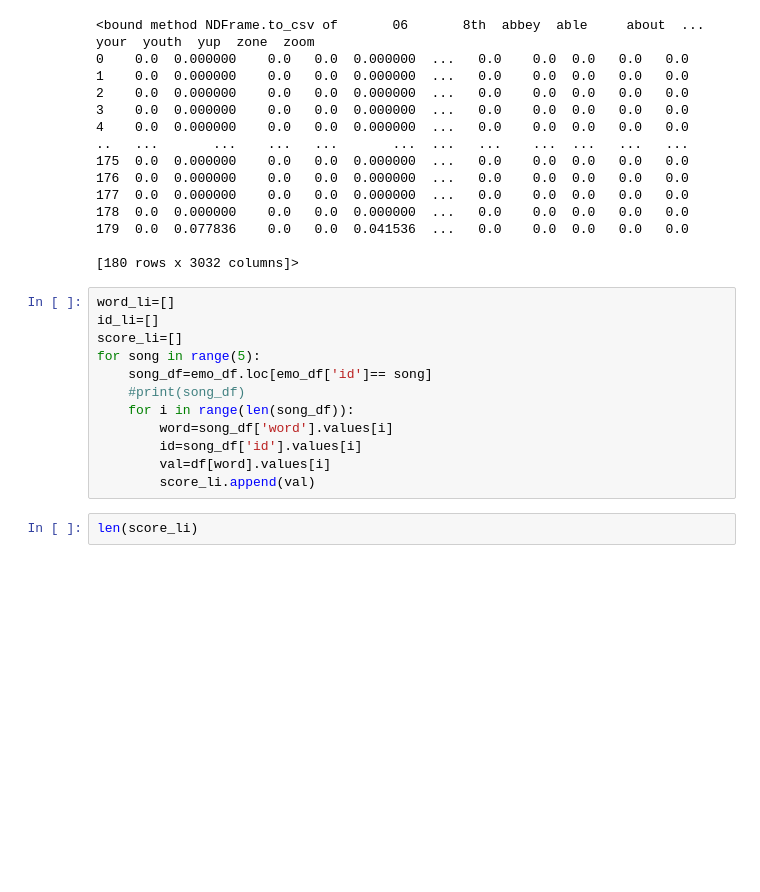
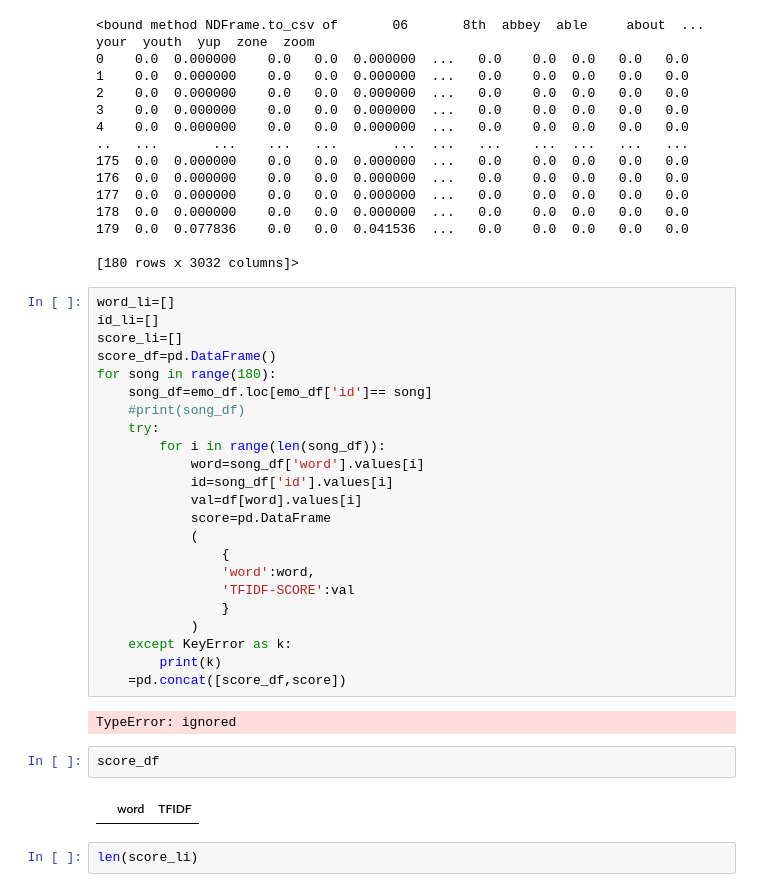
Before and after one commit to Gail529/Recommendation-system, a Jupyter notebook: tfidf_song.ipynb, the cells around one changed output. Saved outputs shown, nothing was run; the diff lists cells and outputs as text; blank space fills up the shorter version.

```diff
--- a/tfidf_song.ipynb
+++ b/tfidf_song.ipynb
@@ -83,14 +83,31 @@ df.to_csv
 word_li=[]
 id_li=[]
 score_li=[]
-for song in range(5):
+score_df=pd.DataFrame()
+for song in range(180):
     song_df=emo_df.loc[emo_df['id']== song]
     #print(song_df)
-    for i in range(len(song_df)):
-        word=song_df['word'].values[i]
-        id=song_df['id'].values[i]
-        val=df[word].values[i]
-        score_li.append(val)
+    try:
+        for i in range(len(song_df)):
+            word=song_df['word'].values[i]
+            id=song_df['id'].values[i]
+            val=df[word].values[i]
+            score=pd.DataFrame
+            (
+                {
+                'word':word,
+                'TFIDF-SCORE':val
+                }
+            )
+    except KeyError as k:
+        print(k)
+    =pd.concat([score_df,score])
+# %% [output]
+TypeError: ignored
+# %%
+score_df
+# %% [output]
+|  | word | TFIDF |
 # %%
 len(score_li)
 # %% [output]
```
Also changed, not shown: parts of 4 cells of this notebook.
